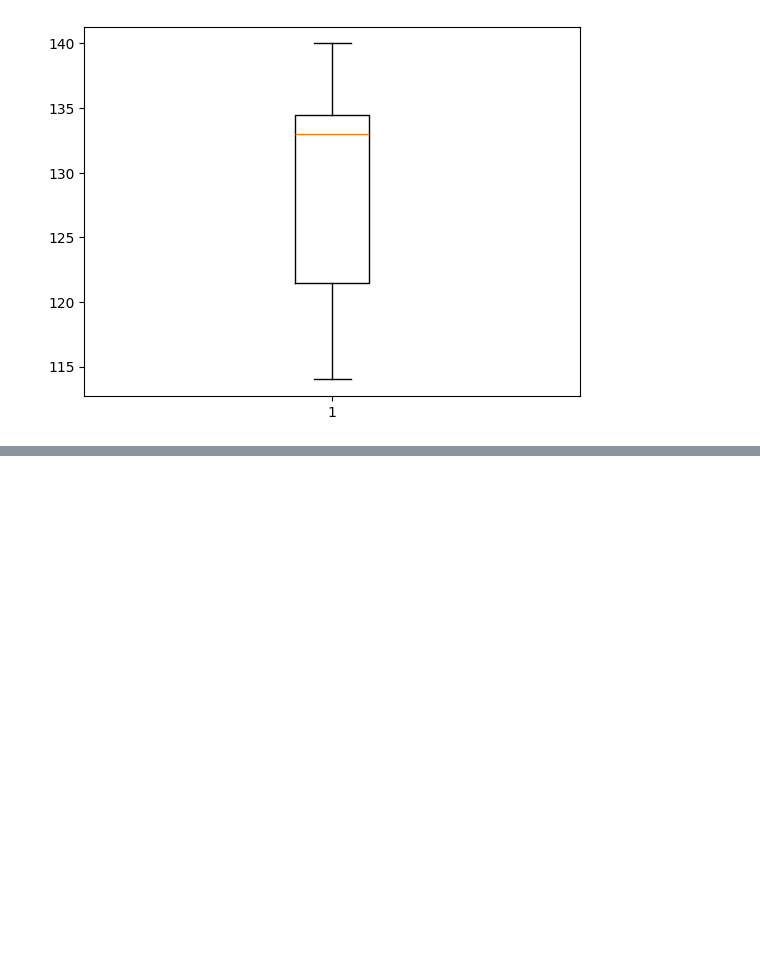
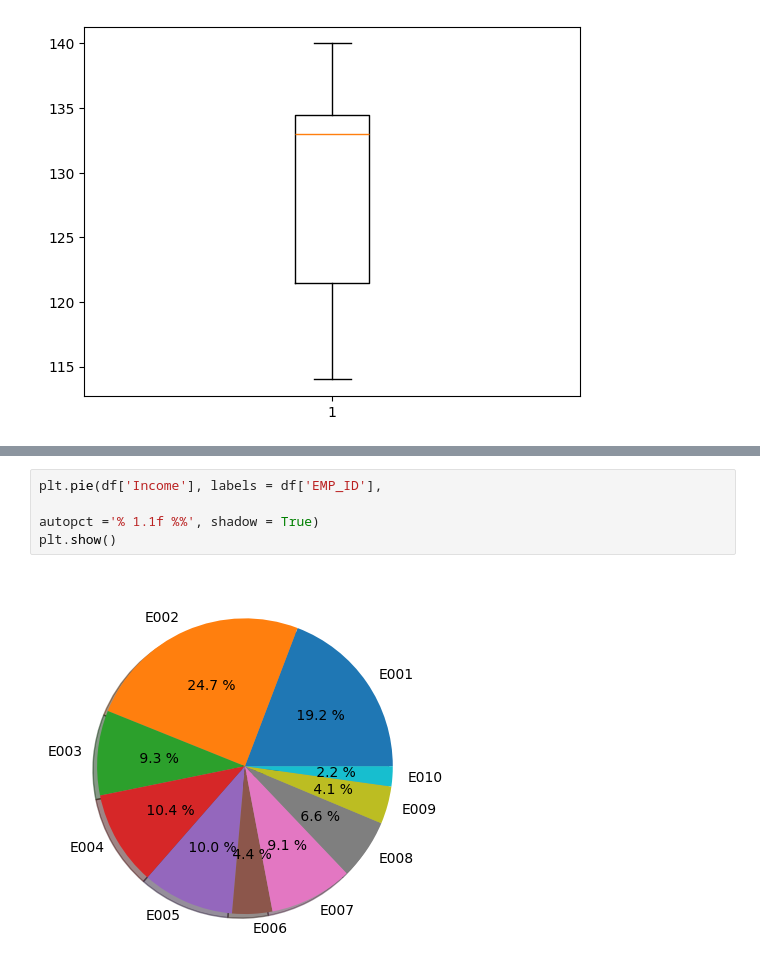
Before and after one commit to howdoyoustan/Daily-Practice, a Jupyter notebook: daily/Matplotlib.ipynb, the cells around one changed output, grey strips where cells are left out. Saved outputs shown, nothing was run; the diff lists cells and outputs as text; blank space fills up the shorter version.

```diff
--- a/daily/Matplotlib.ipynb
+++ b/daily/Matplotlib.ipynb
@@ -184,0 +194,7 @@ plt.boxplot(df['Sales'])
+# %%
+plt.pie(df['Income'], labels = df['EMP_ID'],
+
+autopct ='% 1.1f %%', shadow = True)
+plt.show()
+# %% [output]
+[figure, added]
```
Also changed, not shown: parts of 6 cells of this notebook, 5 other files.
